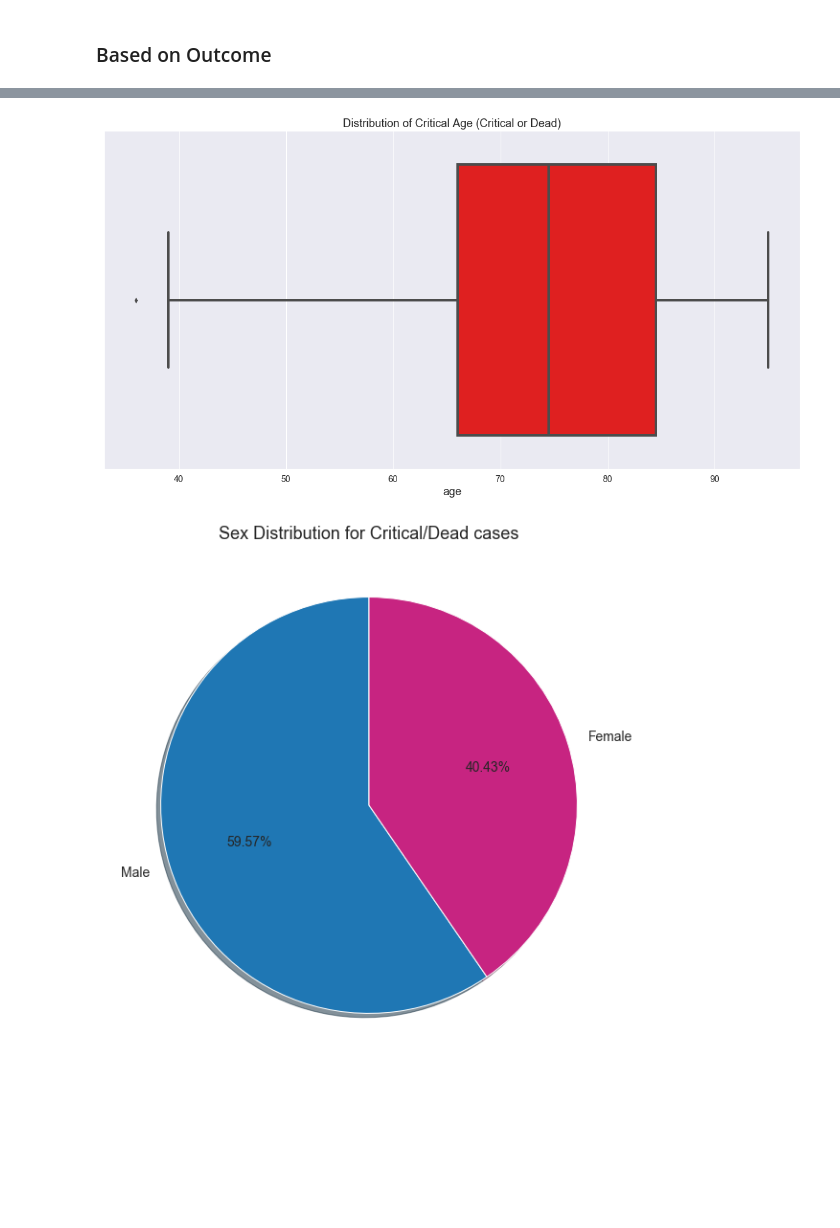
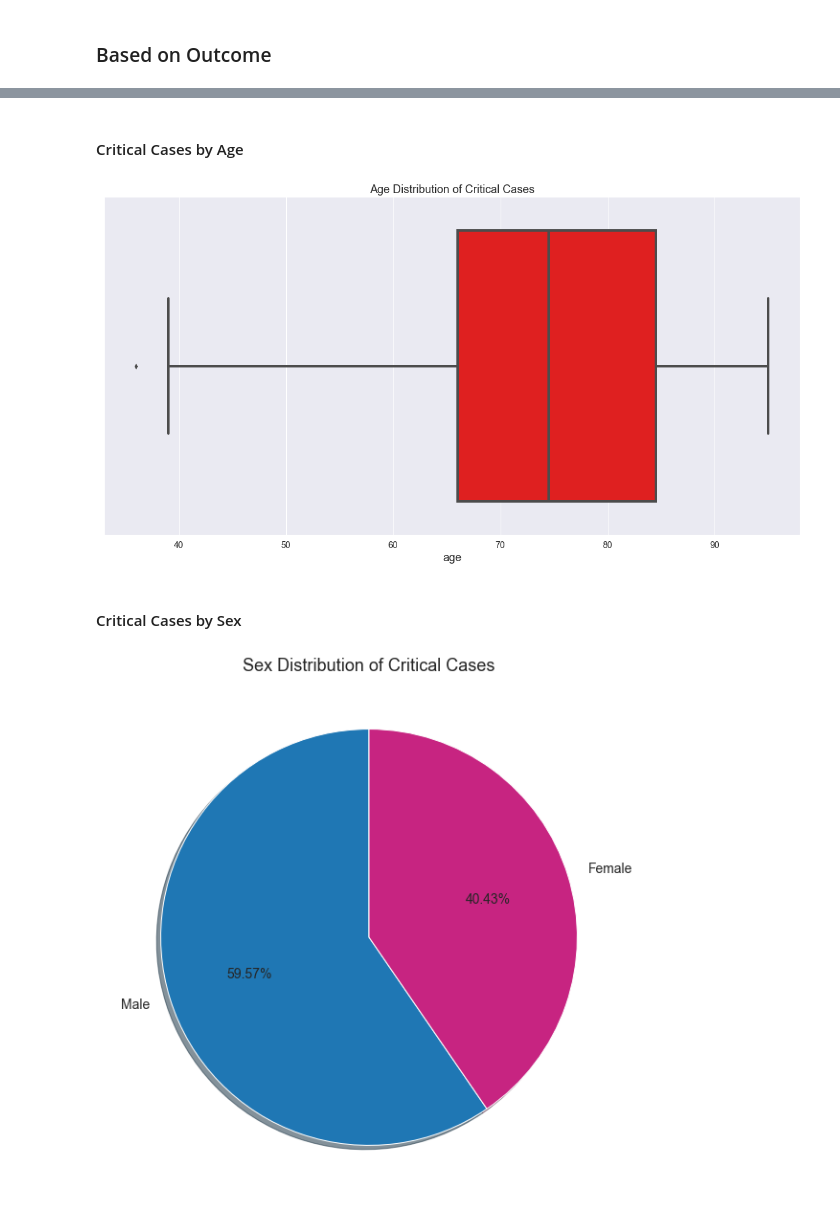
Before and after one commit to gachet/Coronavirus-2019-Analysis, a Jupyter notebook: Coronavirus_Analysis.ipynb, the cells around one changed output, grey strips where cells are left out. Saved outputs shown, nothing was run; the diff lists cells and outputs as text; code cells hidden in the pictures; blank space fills up the shorter version.

```diff
--- a/Coronavirus_Analysis.ipynb
+++ b/Coronavirus_Analysis.ipynb
@@ -780,6 +811,8 @@ def process_outcome(outcome):
         return 'Unknown'
 
 outcome['outcome'] = outcome['outcome'].apply(process_outcome)
+# %% [markdown]
+#### Critical Cases by Age
 # %%
 critical_by_age = outcome[\
                        (outcome['age'].isnull() == False) & \
@@ -787,9 +820,11 @@ critical_by_age = outcome[\
                       ]['age'].apply(process_age_column)
 # %%
 sns.boxplot(critical_by_age, color='red')
-_ = plt.title('Distribution of Critical Age (Critical or Dead)')
+_ = plt.title('Age Distribution of Critical Cases')
 # %% [output]
-[figure, old version]
+[figure, new version]
+# %% [markdown]
+#### Critical Cases by Sex
 # %%
 critical_by_sex = outcome[\
                        (outcome['sex'].isnull() == False) & \
@@ -802,6 +837,6 @@ plt.pie(critical_by_sex.value_counts(),
         autopct='%.2f%%',
         startangle=90,
         shadow=True)
-_ = plt.title('Sex Distribution for Critical/Dead cases')
+_ = plt.title('Sex Distribution of Critical Cases')
 # %% [output]
-[figure, old version]
+[figure, new version]
```
Also changed, not shown: parts of 17 cells of this notebook.
